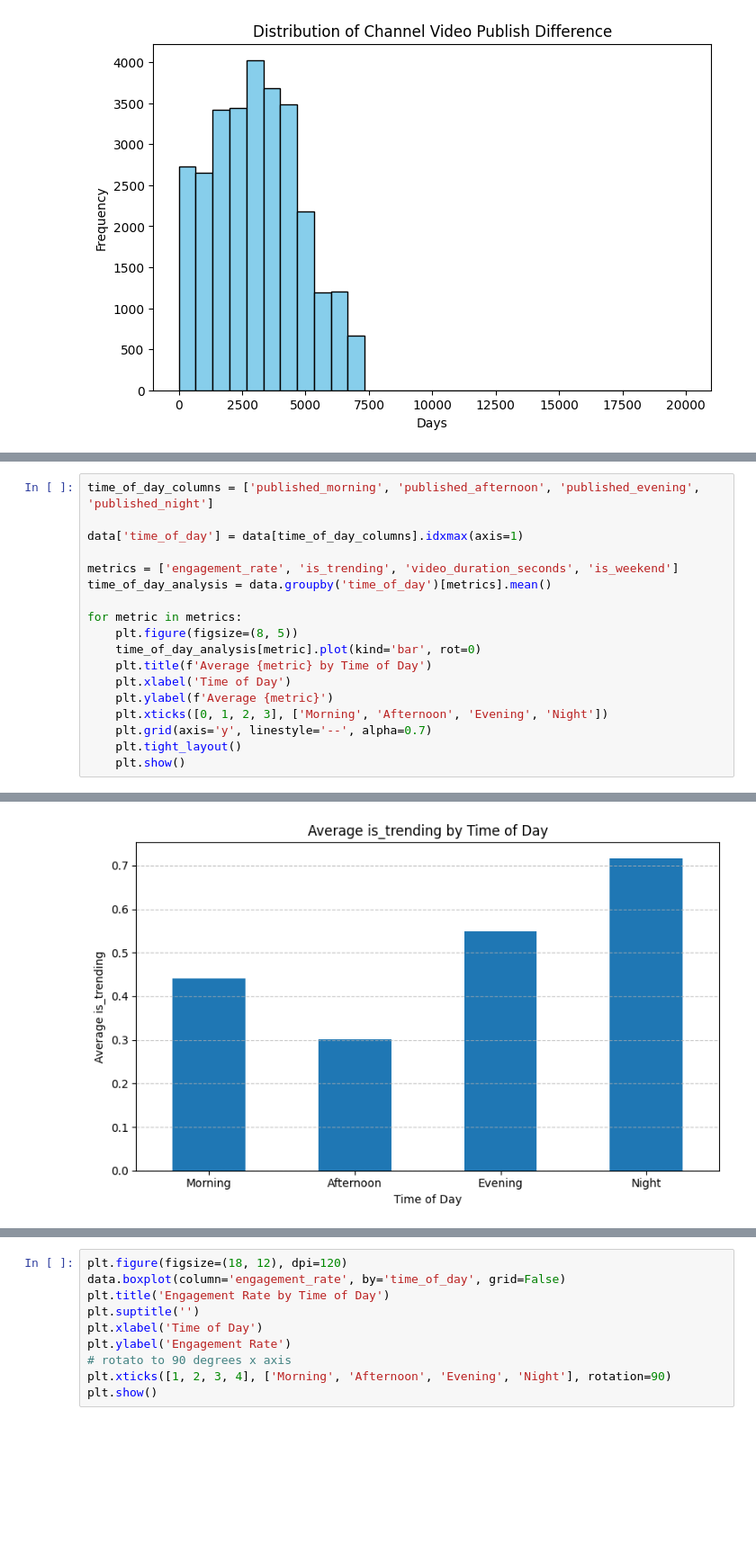
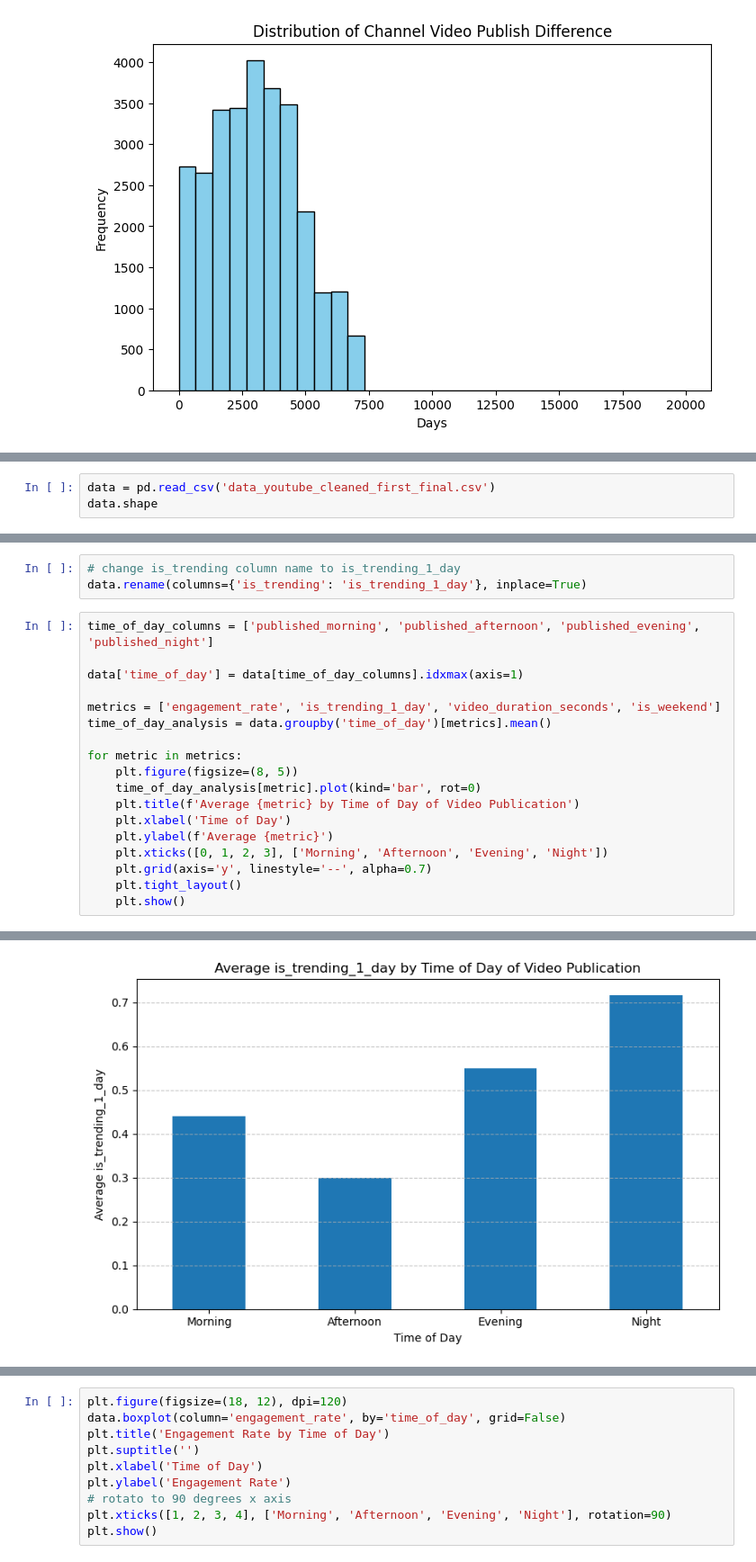
Before and after one commit to arvnoodle/youtubeanalysis, a Jupyter notebook: final_pipeline/classification_ntbk/full_code_PREPROCESS_EDA.ipynb, the cells around one changed output, grey strips where cells are left out. Shown at 90% size. Drawn from its saved outputs; the diff is of its cells as text; blank space fills up the shorter version.

```diff
--- a/final_pipeline/full_code_PREPROCESS_EDA.ipynb
+++ b/final_pipeline/classification_ntbk/full_code_PREPROCESS_EDA.ipynb
@@ -786,0 +791,3 @@ plt.show()
+# %%
+data = pd.read_csv('data_youtube_cleaned_first_final.csv')
+data.shape
@@ -787,15 +805,18 @@ plt.show()
+# %%
+# change is_trending column name to is_trending_1_day
+data.rename(columns={'is_trending': 'is_trending_1_day'}, inplace=True)
 # %%
 time_of_day_columns = ['published_morning', 'published_afternoon', 'published_evening', 'published_night']
 
 data['time_of_day'] = data[time_of_day_columns].idxmax(axis=1)
 
-metrics = ['engagement_rate', 'is_trending', 'video_duration_seconds', 'is_weekend']
+metrics = ['engagement_rate', 'is_trending_1_day', 'video_duration_seconds', 'is_weekend']
 time_of_day_analysis = data.groupby('time_of_day')[metrics].mean()
 
 for metric in metrics:
     plt.figure(figsize=(8, 5))
     time_of_day_analysis[metric].plot(kind='bar', rot=0)
-    plt.title(f'Average {metric} by Time of Day')
+    plt.title(f'Average {metric} by Time of Day of Video Publication')
     plt.xlabel('Time of Day')
     plt.ylabel(f'Average {metric}')
     plt.xticks([0, 1, 2, 3], ['Morning', 'Afternoon', 'Evening', 'Night'])
@@ -807 +828 @@ for metric in metrics:
-[figure, old version]
+[figure, new version]
```
Also changed, not shown: parts of 5 cells of this notebook, 7 other files.
